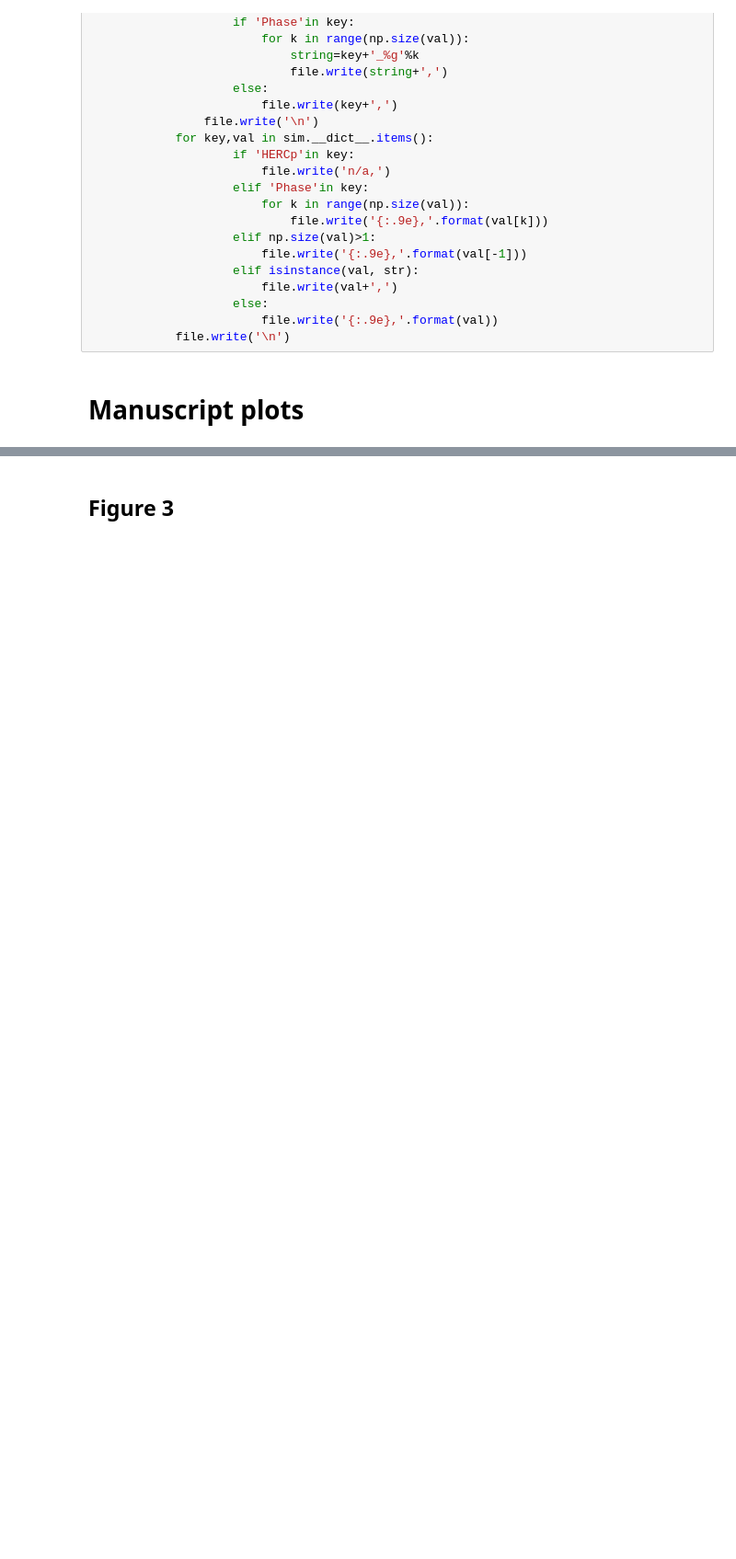
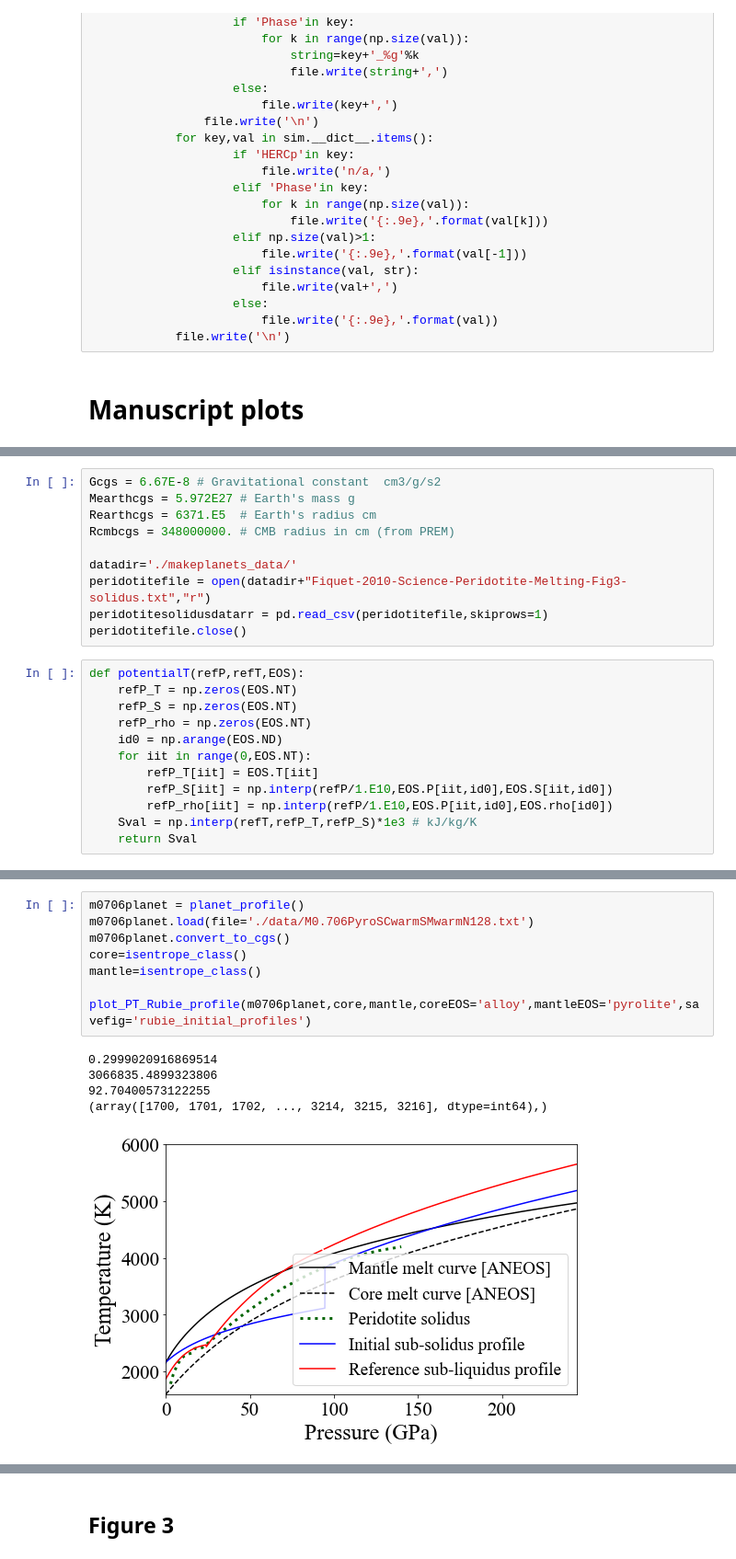
Before and after one commit to PlanetSim/SWIFT-survey-2024-paper-data, a Jupyter notebook: Manuscript_plots_only.ipynb, the cells around one changed output, grey strips where cells are left out. Shown at 92% size. Drawn from its saved outputs; the diff is of its cells as text; blank space fills up the shorter version.

Commit message:
adding first two figures

```diff
--- a/Manuscript_plots_only.ipynb
+++ b/Manuscript_plots_only.ipynb
@@ -1754,0 +1934,22 @@ with open('Manuscript_data_table.csv','w') as file:
+# %%
+Gcgs = 6.67E-8 # Gravitational constant  cm3/g/s2
+Mearthcgs = 5.972E27 # Earth's mass g
+Rearthcgs = 6371.E5  # Earth's radius cm
+Rcmbcgs = 348000000. # CMB radius in cm (from PREM)
+
+datadir='./makeplanets_data/'
+peridotitefile = open(datadir+"Fiquet-2010-Science-Peridotite-Melting-Fig3-solidus.txt","r")
+peridotitesolidusdatarr = pd.read_csv(peridotitefile,skiprows=1)
+peridotitefile.close()
+# %%
+def potentialT(refP,refT,EOS):
+    refP_T = np.zeros(EOS.NT)
+    refP_S = np.zeros(EOS.NT)
+    refP_rho = np.zeros(EOS.NT)
+    id0 = np.arange(EOS.ND)
+    for iit in range(0,EOS.NT):
+        refP_T[iit] = EOS.T[iit]
+        refP_S[iit] = np.interp(refP/1.E10,EOS.P[iit,id0],EOS.S[iit,id0])
+        refP_rho[iit] = np.interp(refP/1.E10,EOS.P[iit,id0],EOS.rho[id0])
+    Sval = np.interp(refT,refP_T,refP_S)*1e3 # kJ/kg/K
+    return Sval
@@ -1754,0 +2029,14 @@ with open('Manuscript_data_table.csv','w') as file:
+# %%
+m0706planet = planet_profile()
+m0706planet.load(file='./data/M0.706PyroSCwarmSMwarmN128.txt')
+m0706planet.convert_to_cgs()
+core=isentrope_class()
+mantle=isentrope_class()
+
+plot_PT_Rubie_profile(m0706planet,core,mantle,coreEOS='alloy',mantleEOS='pyrolite',savefig='rubie_initial_profiles')
+# %% [output]
+0.2999020916869514
+3066835.4899323806
+92.70400573122255
+(array([1700, 1701, 1702, ..., 3214, 3215, 3216], dtype=int64),)
+[figure, added]
```
Also changed, not shown: parts of 15 cells of this notebook, 14 other files.
